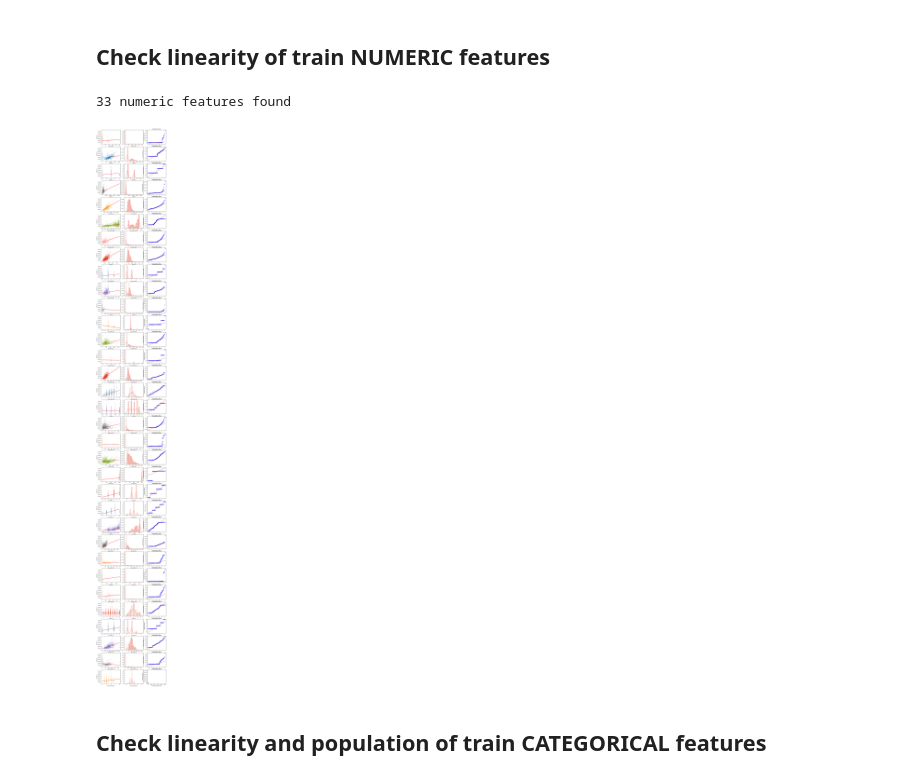
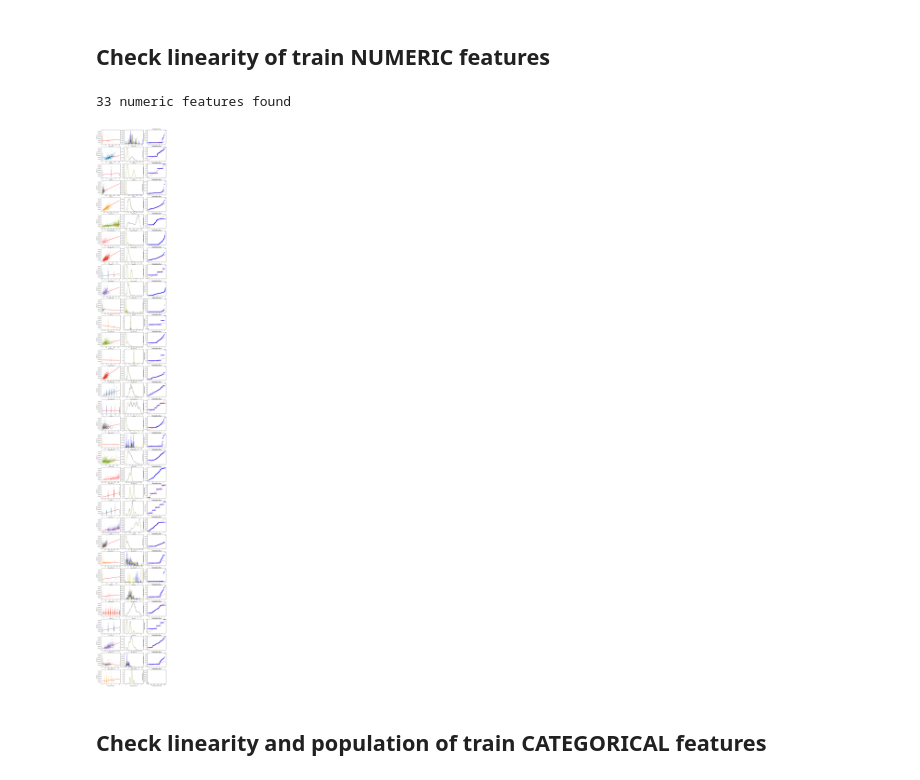
Before and after one commit to benji/generic-eda-notebook, a Jupyter notebook: generic_eda.ipynb, the cells around one changed output. Drawn from its saved outputs; the diff is of its cells as text; code cells hidden in the pictures.

Commit message:
Showing test data in addition to train data

```diff
--- a/generic_eda.ipynb
+++ b/generic_eda.ipynb
@@ -195,21 +195,22 @@ if True:
 # %%
 if True:
     numeric_features = [c for c in features if schema['columns'][c]['type'] == 'NUMERIC' and train[c].nunique() > 2 ]
 
     n_num_feat = len(numeric_features)
     print n_num_feat,'numeric features found'
 
     sns.set_style('ticks')
     fig, ax = plt.subplots(len(numeric_features),3,figsize=(15, n_num_feat*4))
     for i,c in enumerate(numeric_features):
-        values = train[c].fillna(0)
-        sns.regplot(x=values, y=labels, ax=ax[i,0], scatter_kws={"s": 10},
+        sns.distplot(train[c], color='b',ax=ax[i,1], hist=False)
+        sns.distplot(test[c], color='y',ax=ax[i,1], hist=False)
+
+        sns.regplot(x=train[c], y=labels, ax=ax[i,0], scatter_kws={"s": 10},
                     line_kws={'color':'red'}, order=1, ci=None, truncate=True)
-        sns.distplot(values,ax=ax[i,1])
-        res = stats.probplot(values, plot=ax[i,2])
+        res = stats.probplot(train[c],  plot=ax[i,2])
 # %% [output]
 33 numeric features found
-[figure, old version]
+[figure, new version]
 # %% [markdown]
 ## Check linearity and population of train CATEGORICAL features
 # %%
```
Also changed, not shown: parts of 2 cells of this notebook.
